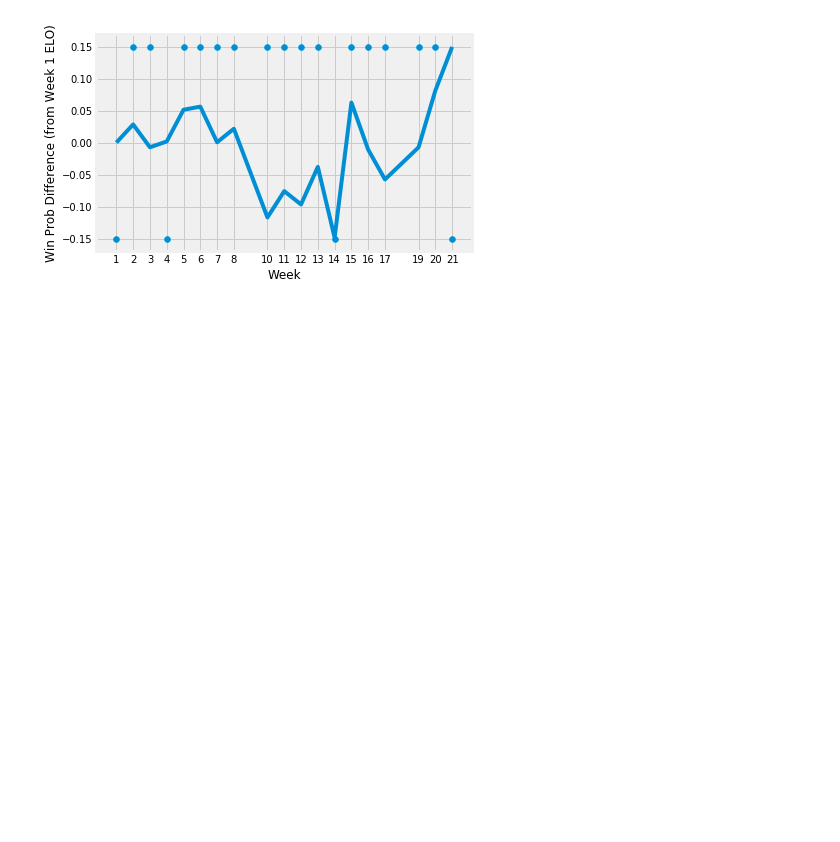
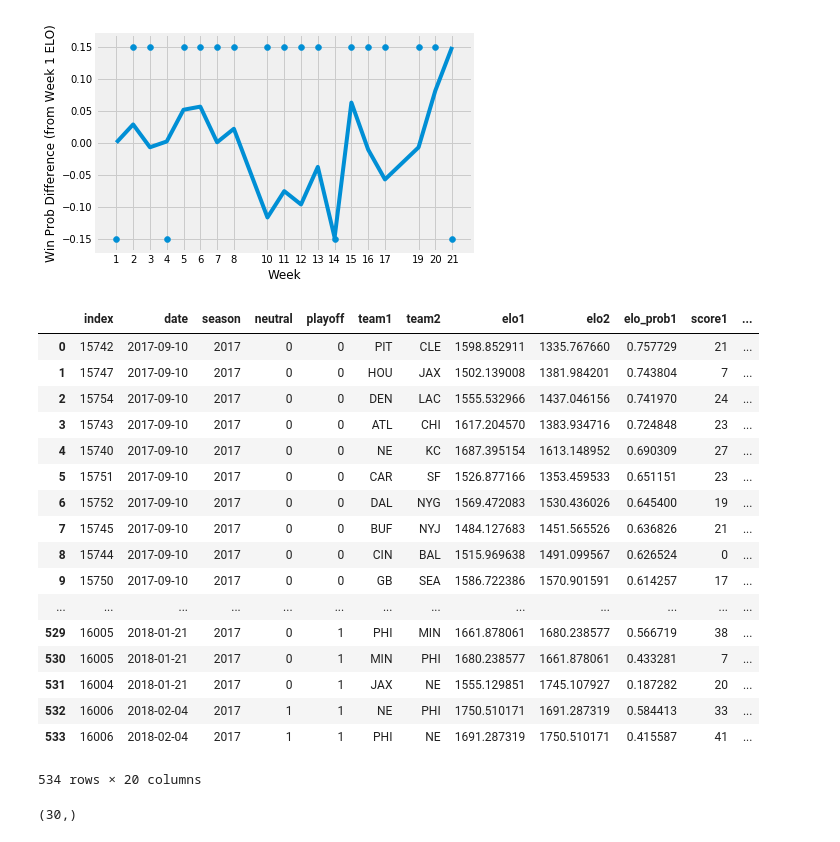
Before and after one commit to ajvogt/nfl-pickem, a Jupyter notebook: analysis.ipynb, the cells around one changed output. Cells and saved outputs as stored; diff of their text form; code cells hidden in the pictures; blank space fills up the shorter version.

```diff
--- a/analysis.ipynb
+++ b/analysis.ipynb
@@ -25,3 +25,28 @@ plt.xticks(df[cond].week.values,
 plt.show()
 # %% [output]
 [figure]
+# %%
+df
+# %% [output]
+|  | index | date | season | neutral | playoff | team1 | team2 | elo1 | elo2 | elo_prob1 | score1 | ... |
+| 0 | 15742 | 2017-09-10 | 2017 | 0 | 0 | PIT | CLE | 1598.852911 | 1335.767660 | 0.757729 | 21 | ... |
+| 1 | 15747 | 2017-09-10 | 2017 | 0 | 0 | HOU | JAX | 1502.139008 | 1381.984201 | 0.743804 | 7 | ... |
+| 2 | 15754 | 2017-09-10 | 2017 | 0 | 0 | DEN | LAC | 1555.532966 | 1437.046156 | 0.741970 | 24 | ... |
+| 3 | 15743 | 2017-09-10 | 2017 | 0 | 0 | ATL | CHI | 1617.204570 | 1383.934716 | 0.724848 | 23 | ... |
+| 4 | 15740 | 2017-09-10 | 2017 | 0 | 0 | NE | KC | 1687.395154 | 1613.148952 | 0.690309 | 27 | ... |
+| 5 | 15751 | 2017-09-10 | 2017 | 0 | 0 | CAR | SF | 1526.877166 | 1353.459533 | 0.651151 | 23 | ... |
+| 6 | 15752 | 2017-09-10 | 2017 | 0 | 0 | DAL | NYG | 1569.472083 | 1530.436026 | 0.645400 | 19 | ... |
+| 7 | 15745 | 2017-09-10 | 2017 | 0 | 0 | BUF | NYJ | 1484.127683 | 1451.565526 | 0.636826 | 21 | ... |
+| 8 | 15744 | 2017-09-10 | 2017 | 0 | 0 | CIN | BAL | 1515.969638 | 1491.099567 | 0.626524 | 0 | ... |
+| 9 | 15750 | 2017-09-10 | 2017 | 0 | 0 | GB | SEA | 1586.722386 | 1570.901591 | 0.614257 | 17 | ... |
+| ... | ... | ... | ... | ... | ... | ... | ... | ... | ... | ... | ... | ... |
+| 529 | 16005 | 2018-01-21 | 2017 | 0 | 1 | PHI | MIN | 1661.878061 | 1680.238577 | 0.566719 | 38 | ... |
+| 530 | 16005 | 2018-01-21 | 2017 | 0 | 1 | MIN | PHI | 1680.238577 | 1661.878061 | 0.433281 | 7 | ... |
+| 531 | 16004 | 2018-01-21 | 2017 | 0 | 1 | JAX | NE | 1555.129851 | 1745.107927 | 0.187282 | 20 | ... |
+| 532 | 16006 | 2018-02-04 | 2017 | 1 | 1 | NE | PHI | 1750.510171 | 1691.287319 | 0.584413 | 33 | ... |
+| 533 | 16006 | 2018-02-04 | 2017 | 1 | 1 | PHI | NE | 1691.287319 | 1750.510171 | 0.415587 | 41 | ... |
+534 rows × 20 columns
+# %%
+df[df.week == 1].team1.unique().shape
+# %% [output]
+(30,)
```
Also changed, not shown: parts of 2 cells of this notebook, 1 other file.
